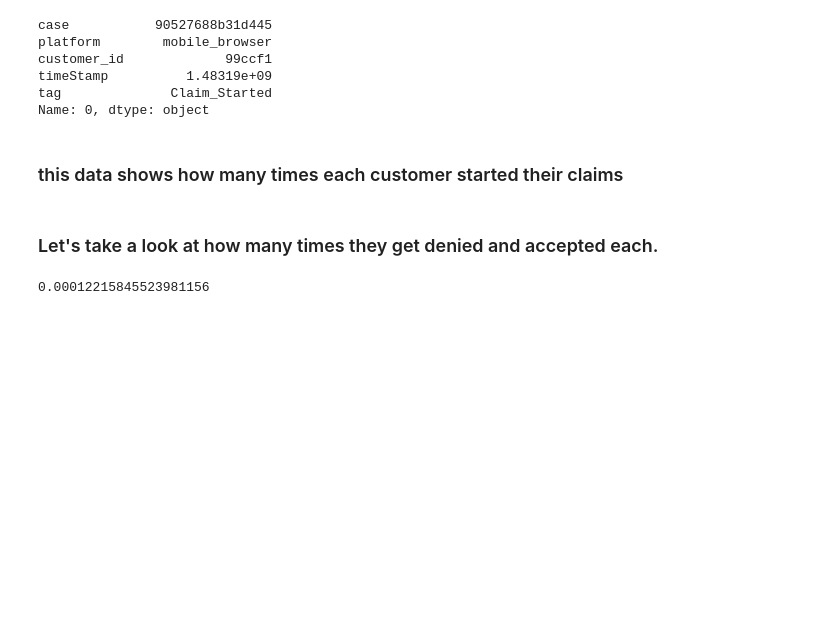
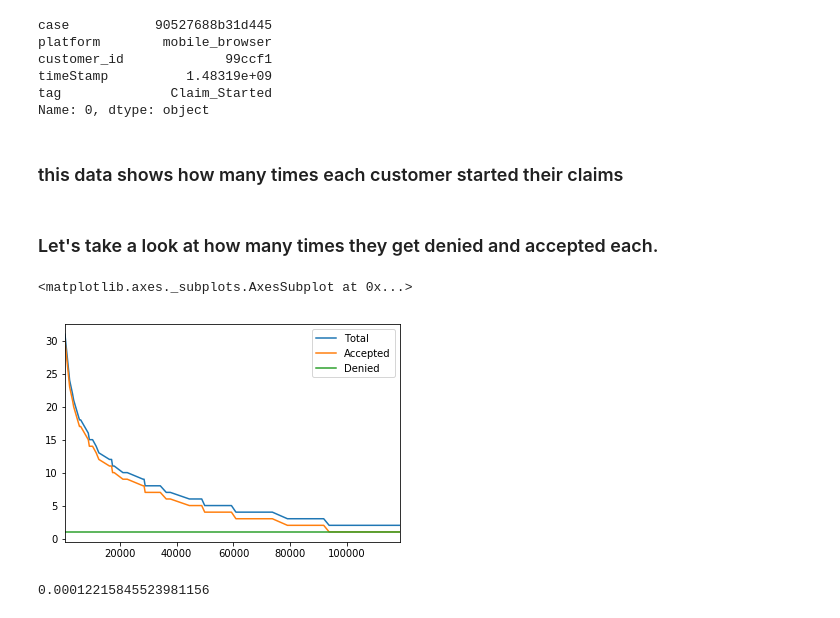
Before and after one commit to jerryUNSW/fraud_detect, a Jupyter notebook: data_cleaning.ipynb, the cells around one changed output. Cells and saved outputs as stored; diff of their text form; code cells hidden in the pictures; blank space fills up the shorter version.

```diff
--- a/data_cleaning.ipynb
+++ b/data_cleaning.ipynb
@@ -165,6 +164,12 @@ mg_df = pd.merge(mg_df, tmp_denied, how = 'left', on= 'customer_id')
 all_accepted = mg_df[(mg_df.Accepted == mg_df.Total)]
 all_denied = mg_df[(mg_df.Denied == mg_df.Total)]
 mixed = mg_df[(mg_df.Accepted >0) & (mg_df.Denied>0)]
+# %%
+%matplotlib inline
+mixed.plot()
+# %% [output]
+<matplotlib.axes._subplots.AxesSubplot at 0x...>
+[figure, added]
 # %%
 101/claim_started.shape[0]
 # 以上奇怪的数据仅占总数的万分之一
```
Also changed, not shown: parts of 20 cells of this notebook.
